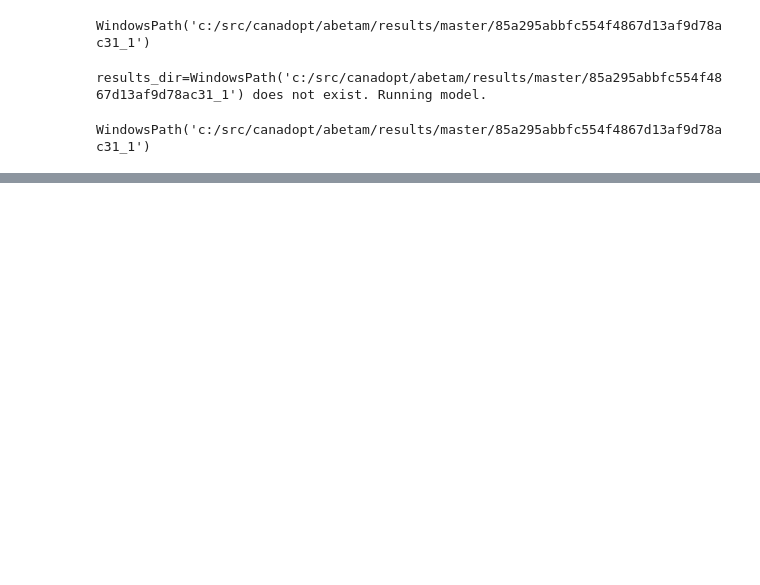
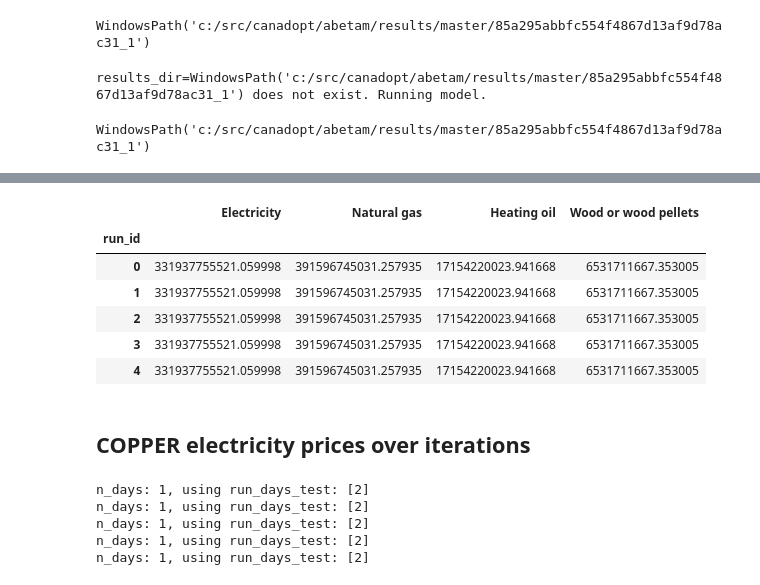
Before and after one commit to david-huck/canadopt, a Jupyter notebook: sandbox.ipynb, the cells around one changed output, grey strips where cells are left out. Saved outputs shown, nothing was run; the diff lists cells and outputs as text; code cells hidden in the pictures; blank space fills up the shorter version.

```diff
--- a/sandbox.ipynb
+++ b/sandbox.ipynb
@@ -136,0 +167,22 @@ WindowsPath('c:/src/canadopt/abetam/results/master/85a295abbfc554f4867d13af9d78a
+# %%
+import pickle
+carrier_demands = []
+for run_id, result_dir in enumerate(abm_result_dirs):
+    df = pickle.load(result_dir.joinpath("mean_carrier_demand.pkl").open("rb"))
+    df["run_id"] = run_id
+    carrier_demands.append(df)
+
+abm_demands = pd.concat(carrier_demands)
+# %%
+abm_demands.groupby("run_id").sum()
+# no effect after first change?
+# %% [output]
+|  | Electricity | Natural gas | Heating oil | Wood or wood pellets |
+| run_id |  |  |  |  |
+| 0 | 331937755521.059998 | 391596745031.257935 | 17154220023.941668 | 6531711667.353005 |
+| 1 | 331937755521.059998 | 391596745031.257935 | 17154220023.941668 | 6531711667.353005 |
+| 2 | 331937755521.059998 | 391596745031.257935 | 17154220023.941668 | 6531711667.353005 |
+| 3 | 331937755521.059998 | 391596745031.257935 | 17154220023.941668 | 6531711667.353005 |
+| 4 | 331937755521.059998 | 391596745031.257935 | 17154220023.941668 | 6531711667.353005 |
+# %% [markdown]
+## COPPER electricity prices over iterations
@@ -136,0 +194,14 @@ WindowsPath('c:/src/canadopt/abetam/results/master/85a295abbfc554f4867d13af9d78a
+# %%
+el_prices_list = []
+for run_id, result_dir in enumerate(copper_result_dirs):
+    prices = get_copper_el_prices(config)
+    prices["run_id"] = run_id
+    el_prices_list.append(prices)
+
+el_price_df = pd.concat(el_prices_list)
+# %% [output]
+n_days: 1, using run_days_test: [2]
+n_days: 1, using run_days_test: [2]
+n_days: 1, using run_days_test: [2]
+n_days: 1, using run_days_test: [2]
+n_days: 1, using run_days_test: [2]
```
Also changed, not shown: parts of 12 cells of this notebook, 1 other file.
